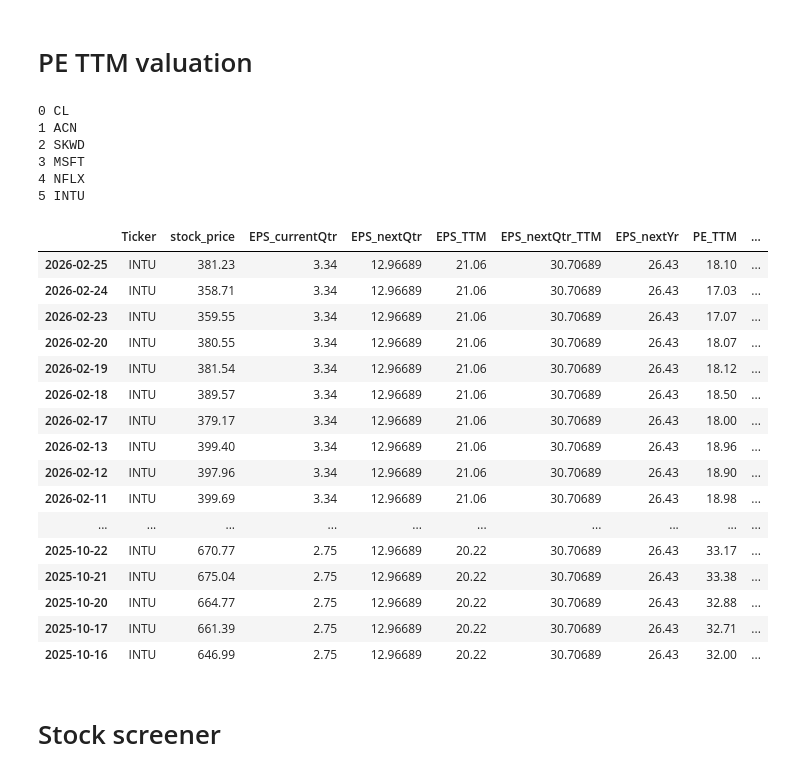
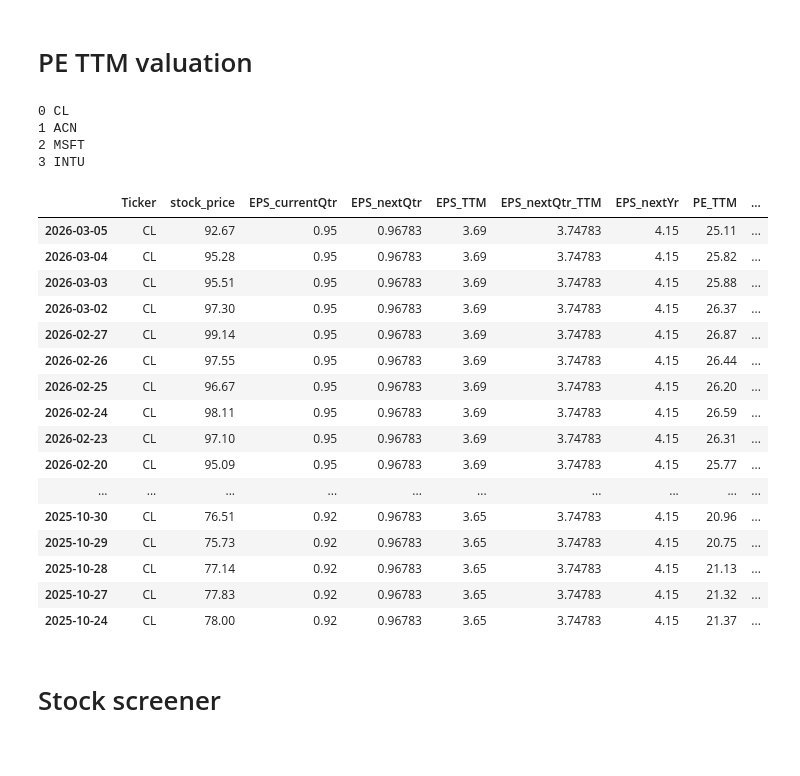
Before and after one commit to tangj310/Inv_equity, a Jupyter notebook: 03_PE_TTM_valuation/PE_TTM_valuation.ipynb, the cells around one changed output. Drawn from its saved outputs; the diff is of its cells as text; code cells hidden in the pictures.

```diff
--- a/03_PE_TTM_valuation/PE_TTM_valuation.ipynb
+++ b/03_PE_TTM_valuation/PE_TTM_valuation.ipynb
@@ -62,9 +62,9 @@ ticker_symbols = [
     # ,'META'
     # ,'LPG'
     # ,'NVDA'
-    ,'SKWD'
+    # ,'SKWD'
     ,'MSFT'
-    ,'NFLX'
+    # ,'NFLX'
     # ,'V'
     # ,'PG'
     ,'INTU'
@@ -770,30 +770,28 @@ ticker_screen_df['Industry_PE_TTM_avg'] = round(ticker_screen_df['PE_TTM'].mean(
 # %% [output]
 0 CL
 1 ACN
-2 SKWD
-3 MSFT
-4 NFLX
-5 INTU
+2 MSFT
+3 INTU
 # %%
-ticker_dict_pd['INTU']
+ticker_dict_pd['CL']
 # %% [output]
 |  | Ticker | stock_price | EPS_currentQtr | EPS_nextQtr | EPS_TTM | EPS_nextQtr_TTM | EPS_nextYr | PE_TTM | ... |
-| 2026-02-25 | INTU | 381.23 | 3.34 | 12.96689 | 21.06 | 30.70689 | 26.43 | 18.10 | ... |
-| 2026-02-24 | INTU | 358.71 | 3.34 | 12.96689 | 21.06 | 30.70689 | 26.43 | 17.03 | ... |
-| 2026-02-23 | INTU | 359.55 | 3.34 | 12.96689 | 21.06 | 30.70689 | 26.43 | 17.07 | ... |
-| 2026-02-20 | INTU | 380.55 | 3.34 | 12.96689 | 21.06 | 30.70689 | 26.43 | 18.07 | ... |
-| 2026-02-19 | INTU | 381.54 | 3.34 | 12.96689 | 21.06 | 30.70689 | 26.43 | 18.12 | ... |
-| 2026-02-18 | INTU | 389.57 | 3.34 | 12.96689 | 21.06 | 30.70689 | 26.43 | 18.50 | ... |
-| 2026-02-17 | INTU | 379.17 | 3.34 | 12.96689 | 21.06 | 30.70689 | 26.43 | 18.00 | ... |
-| 2026-02-13 | INTU | 399.40 | 3.34 | 12.96689 | 21.06 | 30.70689 | 26.43 | 18.96 | ... |
-| 2026-02-12 | INTU | 397.96 | 3.34 | 12.96689 | 21.06 | 30.70689 | 26.43 | 18.90 | ... |
-| 2026-02-11 | INTU | 399.69 | 3.34 | 12.96689 | 21.06 | 30.70689 | 26.43 | 18.98 | ... |
+| 2026-03-05 | CL | 92.67 | 0.95 | 0.96783 | 3.69 | 3.74783 | 4.15 | 25.11 | ... |
+| 2026-03-04 | CL | 95.28 | 0.95 | 0.96783 | 3.69 | 3.74783 | 4.15 | 25.82 | ... |
+| 2026-03-03 | CL | 95.51 | 0.95 | 0.96783 | 3.69 | 3.74783 | 4.15 | 25.88 | ... |
+| 2026-03-02 | CL | 97.30 | 0.95 | 0.96783 | 3.69 | 3.74783 | 4.15 | 26.37 | ... |
+| 2026-02-27 | CL | 99.14 | 0.95 | 0.96783 | 3.69 | 3.74783 | 4.15 | 26.87 | ... |
+| 2026-02-26 | CL | 97.55 | 0.95 | 0.96783 | 3.69 | 3.74783 | 4.15 | 26.44 | ... |
+| 2026-02-25 | CL | 96.67 | 0.95 | 0.96783 | 3.69 | 3.74783 | 4.15 | 26.20 | ... |
+| 2026-02-24 | CL | 98.11 | 0.95 | 0.96783 | 3.69 | 3.74783 | 4.15 | 26.59 | ... |
+| 2026-02-23 | CL | 97.10 | 0.95 | 0.96783 | 3.69 | 3.74783 | 4.15 | 26.31 | ... |
+| 2026-02-20 | CL | 95.09 | 0.95 | 0.96783 | 3.69 | 3.74783 | 4.15 | 25.77 | ... |
 | ... | ... | ... | ... | ... | ... | ... | ... | ... | ... |
-| 2025-10-22 | INTU | 670.77 | 2.75 | 12.96689 | 20.22 | 30.70689 | 26.43 | 33.17 | ... |
-| 2025-10-21 | INTU | 675.04 | 2.75 | 12.96689 | 20.22 | 30.70689 | 26.43 | 33.38 | ... |
-| 2025-10-20 | INTU | 664.77 | 2.75 | 12.96689 | 20.22 | 30.70689 | 26.43 | 32.88 | ... |
-| 2025-10-17 | INTU | 661.39 | 2.75 | 12.96689 | 20.22 | 30.70689 | 26.43 | 32.71 | ... |
-| 2025-10-16 | INTU | 646.99 | 2.75 | 12.96689 | 20.22 | 30.70689 | 26.43 | 32.00 | ... |
+| 2025-10-30 | CL | 76.51 | 0.92 | 0.96783 | 3.65 | 3.74783 | 4.15 | 20.96 | ... |
+| 2025-10-29 | CL | 75.73 | 0.92 | 0.96783 | 3.65 | 3.74783 | 4.15 | 20.75 | ... |
+| 2025-10-28 | CL | 77.14 | 0.92 | 0.96783 | 3.65 | 3.74783 | 4.15 | 21.13 | ... |
+| 2025-10-27 | CL | 77.83 | 0.92 | 0.96783 | 3.65 | 3.74783 | 4.15 | 21.32 | ... |
+| 2025-10-24 | CL | 78.00 | 0.92 | 0.96783 | 3.65 | 3.74783 | 4.15 | 21.37 | ... |
 # %% [markdown]
 # Stock screener
 # %%
```
